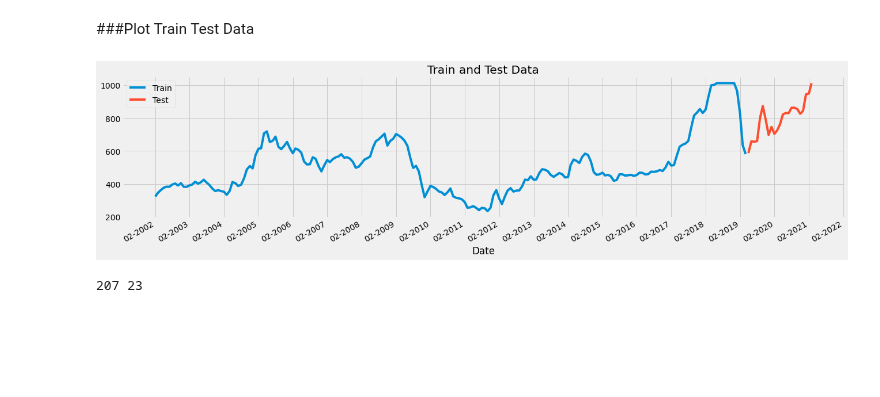
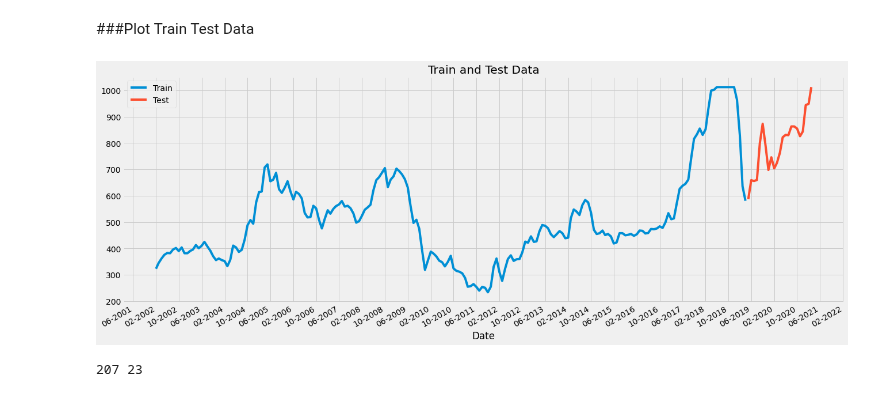
Before and after one commit to mofuoku417/Machine-Learning-Techniques-for-Multivariate-Time-Series-Forecasting-of-Crude-Palm-Oil-Prices, a Jupyter notebook: MV_CNN.ipynb, the cells around one changed output. Drawn from its saved outputs; the diff is of its cells as text; code cells hidden in the pictures; blank space fills up the shorter version.

```diff
--- a/MV_CNN.ipynb
+++ b/MV_CNN.ipynb
@@ -155,19 +155,19 @@ Test size: 23
 ###Plot Train Test Data
 # %%
 #Plotting data
-plt.figure(figsize=(20,5))
+plt.figure(figsize=(20,8))
 plt.title("Train and Test Data")
 plt.plot(train.index, train['cpo_pri'], label='Train')
 plt.plot(test.index, test['cpo_pri'], label='Test')
 ax = plt.gca()
-ax.xaxis.set_major_locator(mdates.MonthLocator(interval=12))
+ax.xaxis.set_major_locator(mdates.MonthLocator(interval=8))
 ax.xaxis.set_major_formatter(mdates.DateFormatter('%m-%Y'))
 plt.gcf().autofmt_xdate() # Rotation
 plt.legend(loc='best')
 plt.xlabel('Date')
 plt.show()
 # %% [output]
-[figure, old version]
+[figure, new version]
 # %%
 train, test = df.iloc[0:train_size], df.iloc[train_size:len(df)]
 print(len(train), len(test))
```
Also changed, not shown: parts of 11 cells of this notebook.
